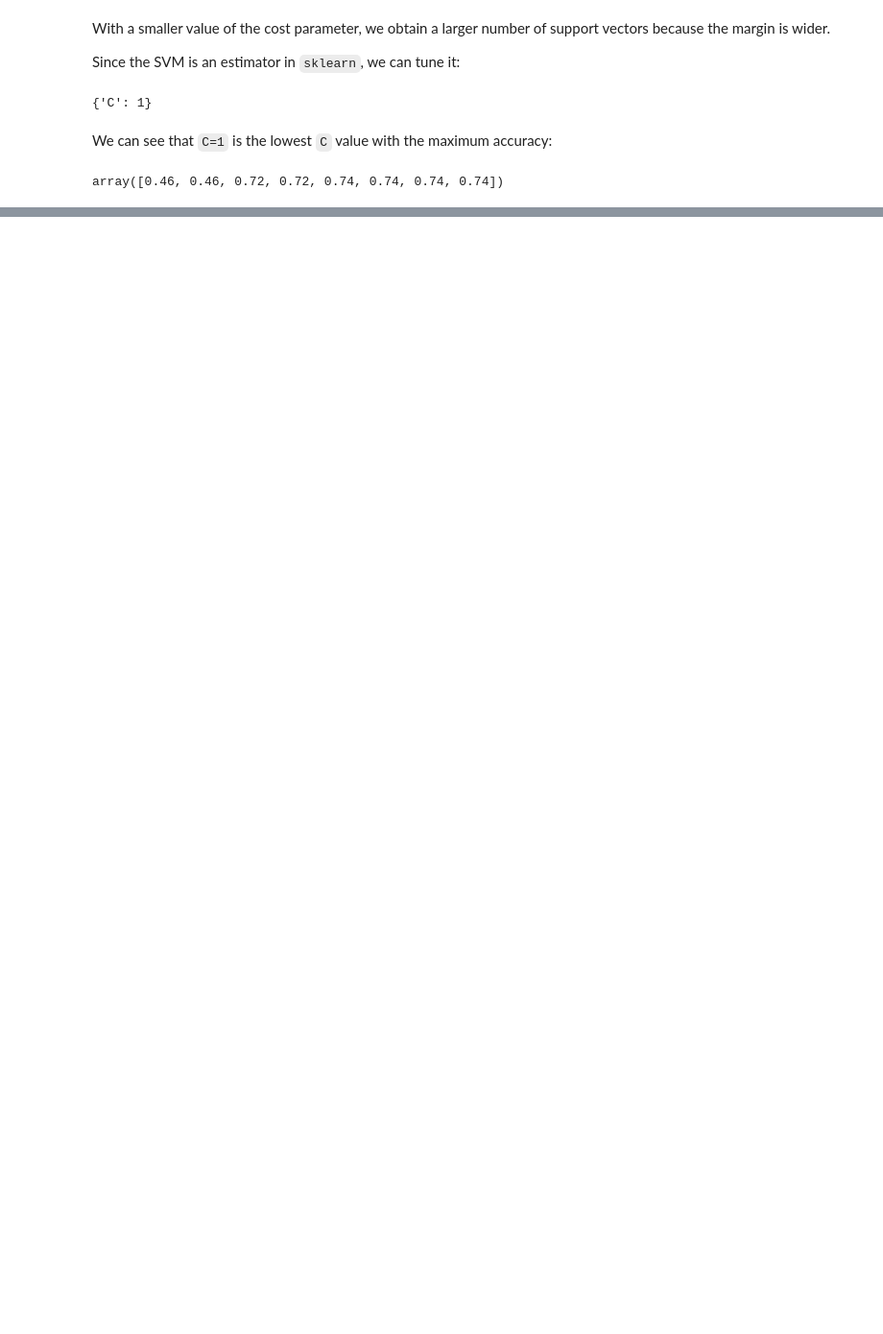
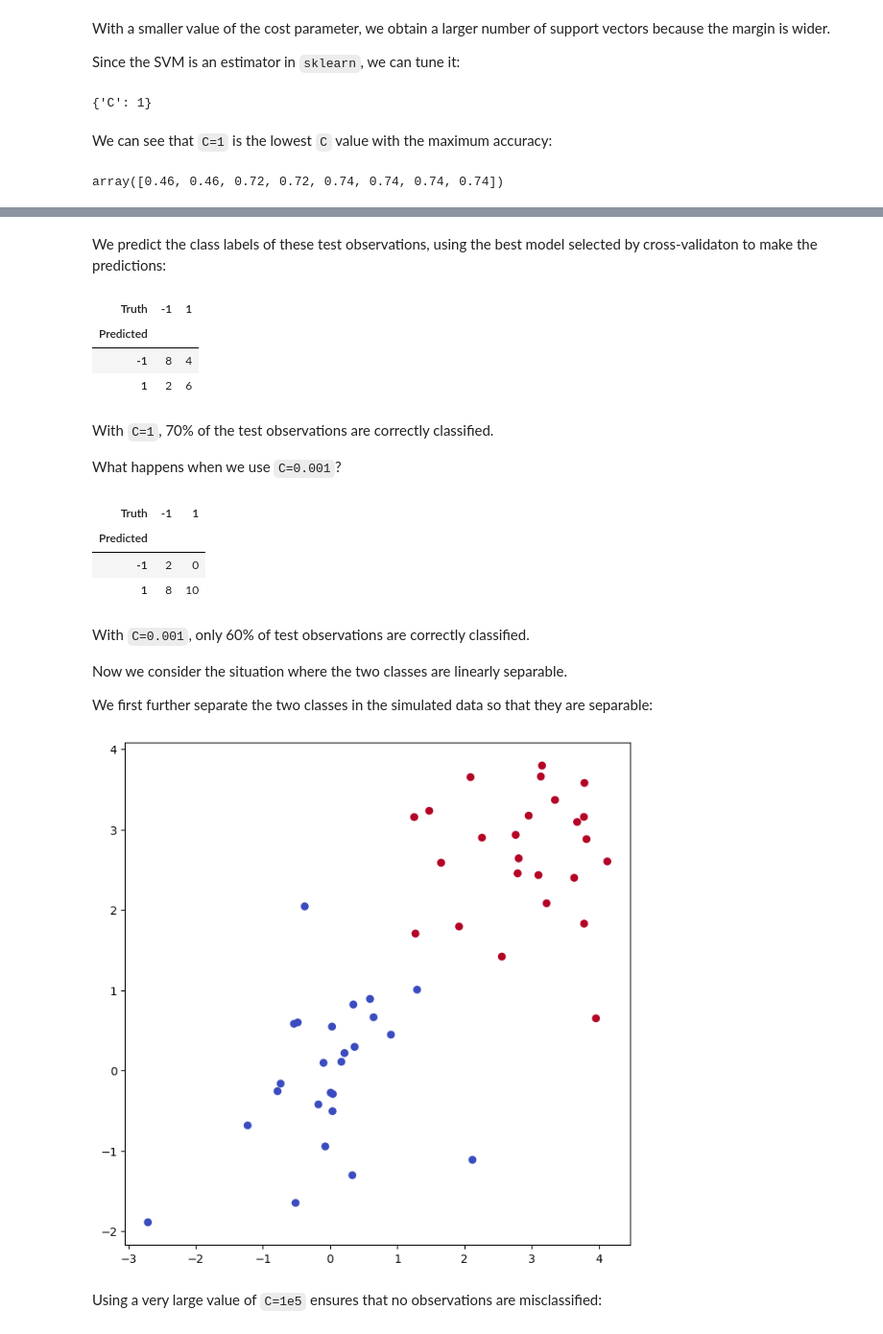
Before and after one commit to richhuwtaylor/introduction-to-statistical-learning, a Jupyter notebook: Chapter_9_Support_Vector_Machines/Chapter_9_Support_Vector_Machines_Lab.ipynb, the cells around one changed output, grey strips where cells are left out. Shown at 96% size. Drawn from its saved outputs; the diff is of its cells as text; code cells hidden in the pictures; blank space fills up the shorter version.

```diff
--- a/Chapter_9_Support_Vector_Machines/Chapter_9_Support_Vector_Machines_Lab.ipynb
+++ b/Chapter_9_Support_Vector_Machines/Chapter_9_Support_Vector_Machines_Lab.ipynb
@@ -90,0 +97,42 @@ array([0.46, 0.46, 0.72, 0.72, 0.74, 0.74, 0.74, 0.74])
+# %% [markdown]
+We predict the class labels of these test observations, using the best model selected by cross-validaton to make the predictions:
+# %%
+best_ = grid.best_estimator_
+y_test_hat = best_.predict(X_test)
+confusion_table(y_test_hat, y_test)
+# %% [output]
+| Truth | -1 | 1 |
+| Predicted |  |  |
+| -1 | 8 | 4 |
+| 1 | 2 | 6 |
+# %% [markdown]
+With `C=1`, 70% of the test observations are correctly classified.
+
+What happens when we use `C=0.001`?
+# %%
+svm_ = SVC(
+    C=0.001,
+    kernel='linear'
+).fit(X, y)
+
+y_test_hat = svm_.predict(X_test)
+confusion_table(y_test_hat, y_test)
+# %% [output]
+| Truth | -1 | 1 |
+| Predicted |  |  |
+| -1 | 2 | 0 |
+| 1 | 8 | 10 |
+# %% [markdown]
+With `C=0.001`, only 60% of test observations are correctly classified.
+
+Now we consider the situation where the two classes are linearly separable.
+
+We first further separate the two classes in the simulated data so that they are separable:
+# %%
+X[y==1] += 1.9
+fig, ax = subplots(figsize=(8, 8))
+ax.scatter(X[:, 0], X[:, 1], c=y, cmap=cm.coolwarm);
+# %% [output]
+[figure, added]
+# %% [markdown]
+Using a very large value of `C=1e5` ensures that no observations are misclassified:
```
Also changed, not shown: parts of 39 cells of this notebook.
